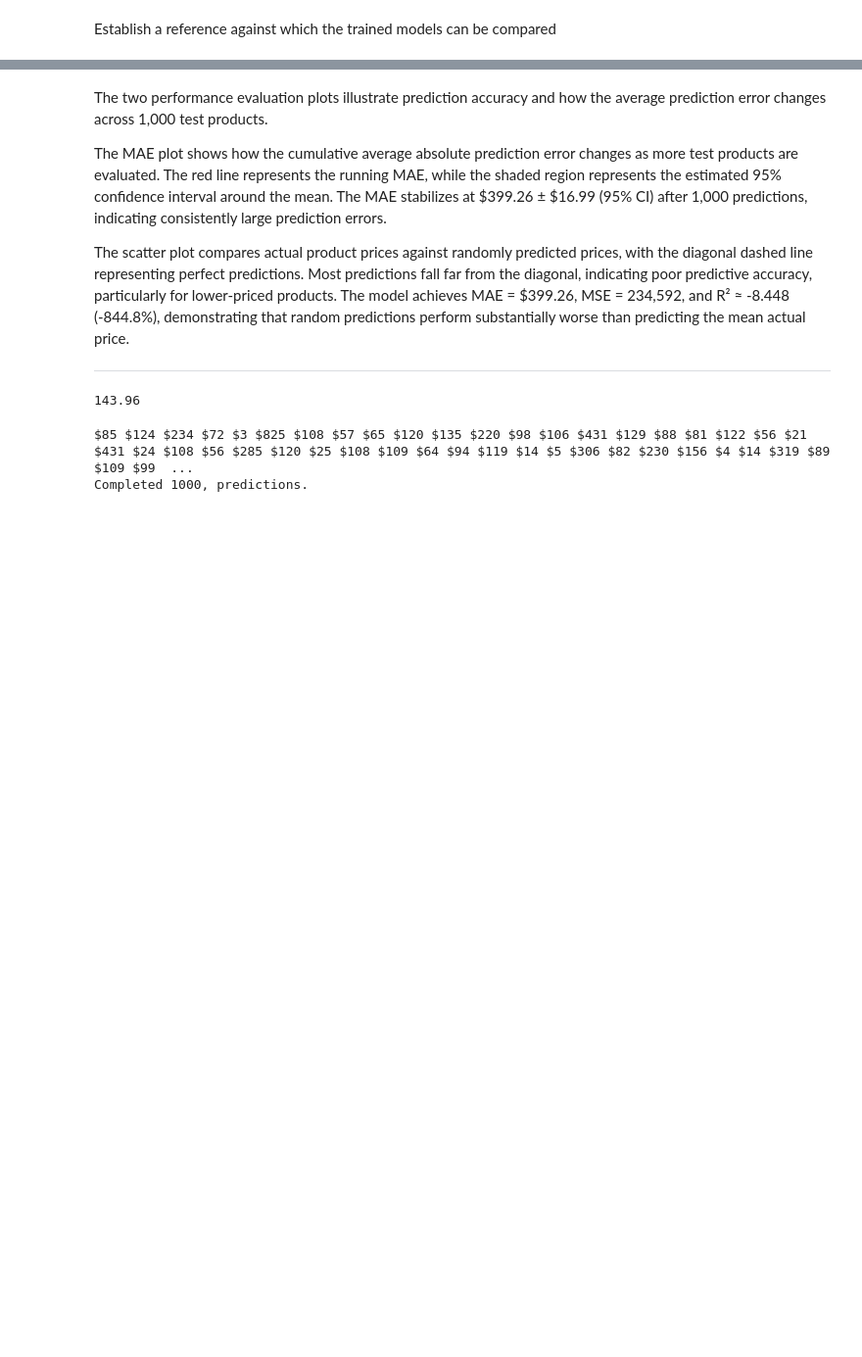
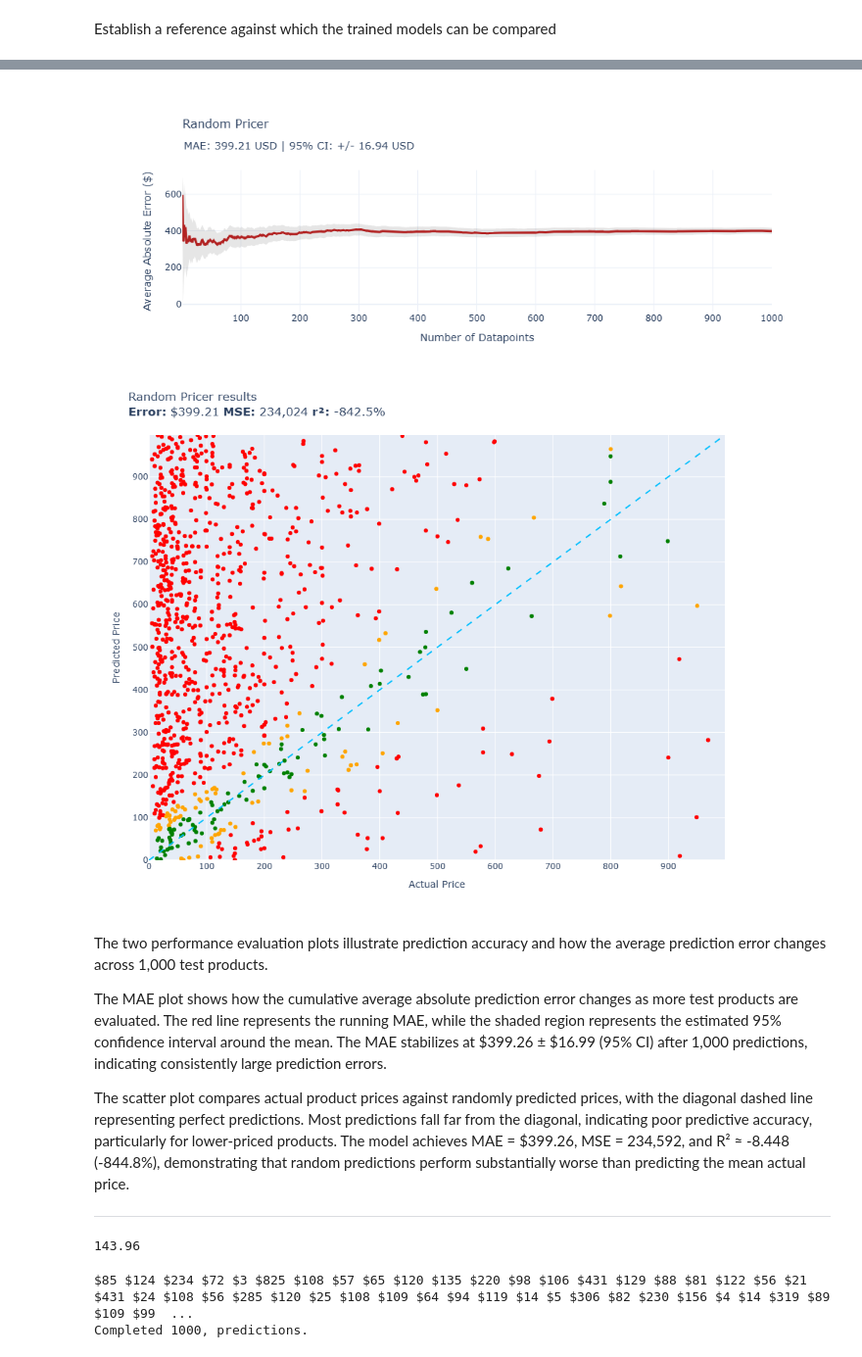
Before and after one commit to Don4141/ProductPriceAI, a Jupyter notebook: Evaluation_Baselines_Traditional_ML.ipynb, the cells around one changed output, grey strips where cells are left out. Shown at 98% size. Drawn from its saved outputs; the diff is of its cells as text; code cells hidden in the pictures; blank space fills up the shorter version.

```diff
--- a/Evaluation_Baselines_Traditional_ML.ipynb
+++ b/Evaluation_Baselines_Traditional_ML.ipynb
@@ -27,6 +27,8 @@ os.chdir("/content")
 
 #Set repository as working directory
 os.chdir("/content/ProductPriceAI")
+# Directory containing the saved plots
+PLOTS_DIR = Path("/content/ProductPriceAI/data/plots")
 
 #Verify
 print("Repo exist", os.path.exists("/content/ProductPriceAI"))
@@ -118,6 +112,13 @@ random_pricer_tester.report()
 # %% [output]
 [interactive output not drawn]
 [interactive output not drawn]
+# %%
+#Display saved plot for display in GitHub
+display(Image(filename=str(PLOTS_DIR / "RandomPricer_Model_MAE.png"), width=850))
+display(Image(filename=str(PLOTS_DIR / "RandomPricer_Model_MSE.png"), width=850))
+# %% [output]
+[figure, added]
+[figure, added]
 # %% [markdown]
 The two performance evaluation plots illustrate prediction accuracy and how the average prediction error changes across 1,000 test products.
 
```
Also changed, not shown: parts of 16 cells of this notebook.
